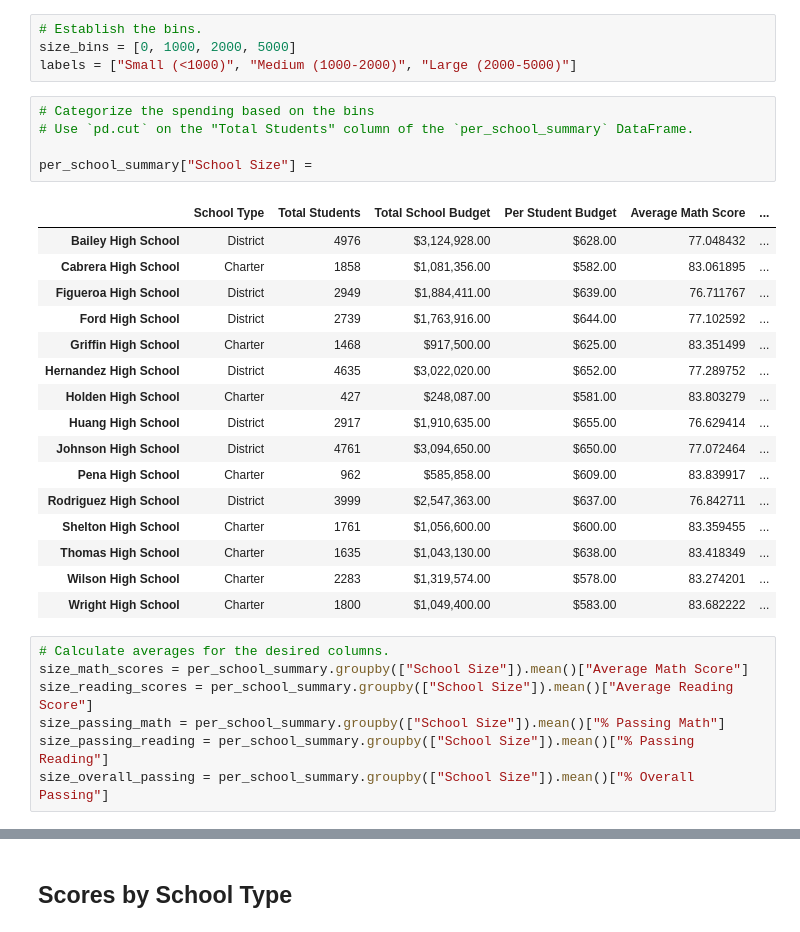
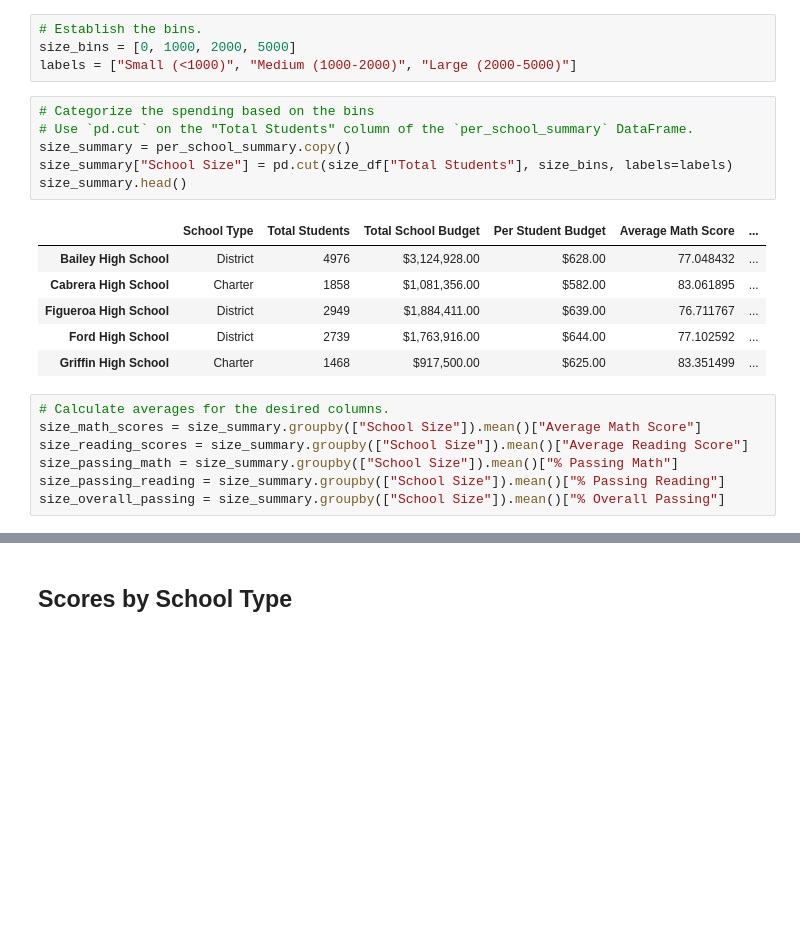
Before and after one commit to chrisc27/pandas-challenge, a Jupyter notebook: PyCitySchools/PyCitySchools.ipynb, the cells around one changed output, grey strips where cells are left out. Drawn from its saved outputs; the diff is of its cells as text; blank space fills up the shorter version.

```diff
--- a/PyCitySchools/PyCitySchools.ipynb
+++ b/PyCitySchools/PyCitySchools.ipynb
@@ -326,32 +319,23 @@ labels = ["Small (<1000)", "Medium (1000-2000)", "Large (2000-5000)"]
 # %%
 # Categorize the spending based on the bins
 # Use `pd.cut` on the "Total Students" column of the `per_school_summary` DataFrame.
-
-per_school_summary["School Size"] =
+size_summary = per_school_summary.copy()
+size_summary["School Size"] = pd.cut(size_df["Total Students"], size_bins, labels=labels)
+size_summary.head()
 # %% [output]
 |  | School Type | Total Students | Total School Budget | Per Student Budget | Average Math Score | ... |
 | Bailey High School | District | 4976 | $3,124,928.00 | $628.00 | 77.048432 | ... |
 | Cabrera High School | Charter | 1858 | $1,081,356.00 | $582.00 | 83.061895 | ... |
 | Figueroa High School | District | 2949 | $1,884,411.00 | $639.00 | 76.711767 | ... |
 | Ford High School | District | 2739 | $1,763,916.00 | $644.00 | 77.102592 | ... |
 | Griffin High School | Charter | 1468 | $917,500.00 | $625.00 | 83.351499 | ... |
-| Hernandez High School | District | 4635 | $3,022,020.00 | $652.00 | 77.289752 | ... |
-| Holden High School | Charter | 427 | $248,087.00 | $581.00 | 83.803279 | ... |
-| Huang High School | District | 2917 | $1,910,635.00 | $655.00 | 76.629414 | ... |
-| Johnson High School | District | 4761 | $3,094,650.00 | $650.00 | 77.072464 | ... |
-| Pena High School | Charter | 962 | $585,858.00 | $609.00 | 83.839917 | ... |
-| Rodriguez High School | District | 3999 | $2,547,363.00 | $637.00 | 76.842711 | ... |
-| Shelton High School | Charter | 1761 | $1,056,600.00 | $600.00 | 83.359455 | ... |
-| Thomas High School | Charter | 1635 | $1,043,130.00 | $638.00 | 83.418349 | ... |
-| Wilson High School | Charter | 2283 | $1,319,574.00 | $578.00 | 83.274201 | ... |
-| Wright High School | Charter | 1800 | $1,049,400.00 | $583.00 | 83.682222 | ... |
 # %%
 # Calculate averages for the desired columns.
-size_math_scores = per_school_summary.groupby(["School Size"]).mean()["Average Math Score"]
-size_reading_scores = per_school_summary.groupby(["School Size"]).mean()["Average Reading Score"]
-size_passing_math = per_school_summary.groupby(["School Size"]).mean()["% Passing Math"]
-size_passing_reading = per_school_summary.groupby(["School Size"]).mean()["% Passing Reading"]
-size_overall_passing = per_school_summary.groupby(["School Size"]).mean()["% Overall Passing"]
+size_math_scores = size_summary.groupby(["School Size"]).mean()["Average Math Score"]
+size_reading_scores = size_summary.groupby(["School Size"]).mean()["Average Reading Score"]
+size_passing_math = size_summary.groupby(["School Size"]).mean()["% Passing Math"]
+size_passing_reading = size_summary.groupby(["School Size"]).mean()["% Passing Reading"]
+size_overall_passing = size_summary.groupby(["School Size"]).mean()["% Overall Passing"]
 # %%
 # Create a DataFrame called `size_summary` that breaks down school performance based on school size (small, medium, or large).
 # Use the scores above to create a new DataFrame called `size_summary`
```
Also changed, not shown: parts of 6 cells of this notebook.
